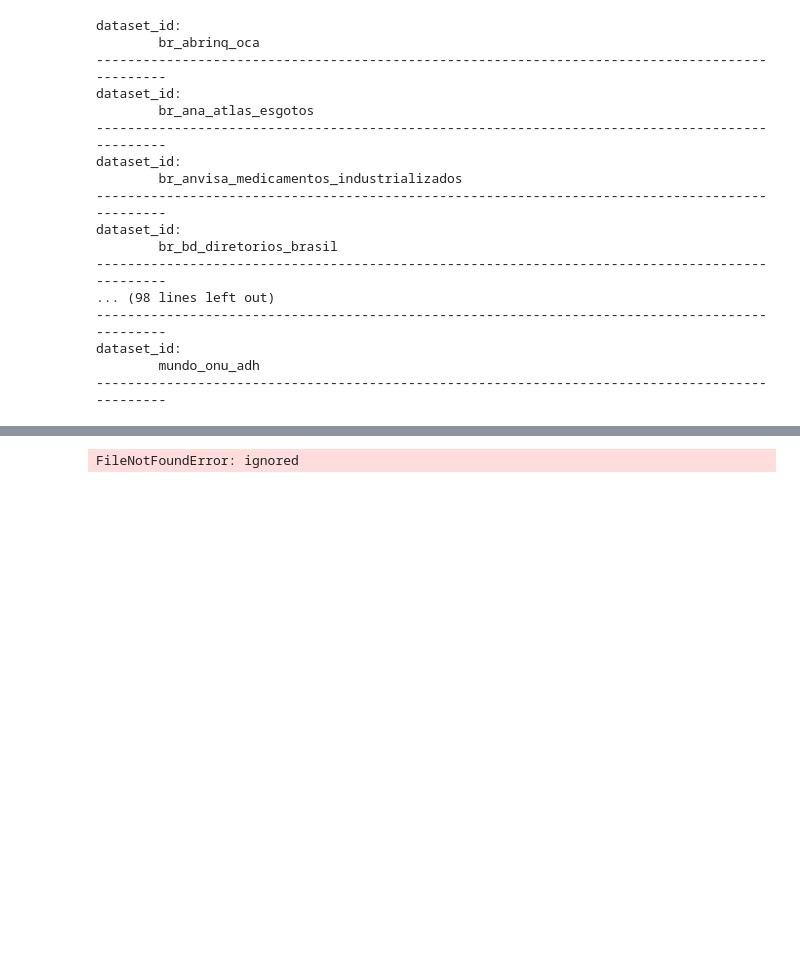
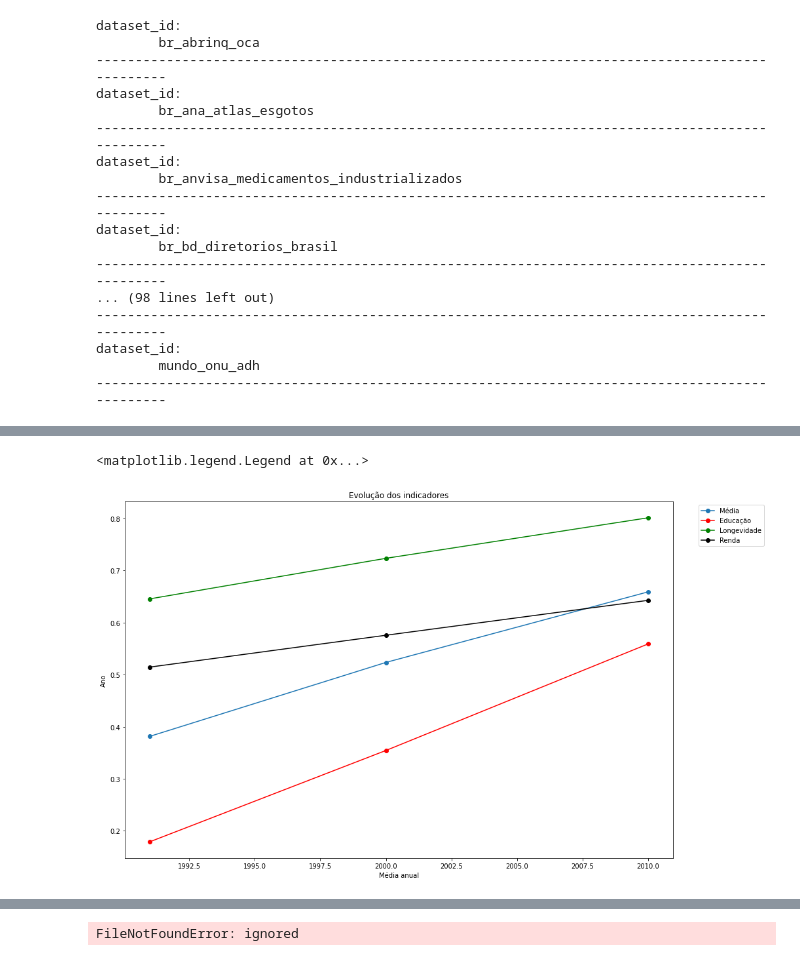
Before and after one commit to UFRJ-Analytica/odd2021, a Jupyter notebook: teste_cliente_basedosdados.ipynb, the cells around one changed output, grey strips where cells are left out. Cells and saved outputs as stored; diff of their text form; code cells hidden in the pictures; blank space fills up the shorter version.

Commit message:
Reuniao 080320201-10h Mais analises e inicio dos plots

```diff
--- a/teste_cliente_basedosdados.ipynb
+++ b/teste_cliente_basedosdados.ipynb
@@ -101 +98,52 @@ memory usage: 782.7 KB
+# %%
+anos = [1991, 2000, 2010]
+
+lista_medias_municipio = [df_idh_municipios.loc[df_idh_municipios["ano"]==ano, "idhm"].mean()\
+                for ano in anos]
+
+lista_medias_municipio_e = [df_idh_municipios.loc[df_idh_municipios["ano"]==ano, "idhm_e"].mean()\
+                for ano in anos]
+
+lista_medias_municipio_l = [df_idh_municipios.loc[df_idh_municipios["ano"]==ano, "idhm_l"].mean()\
+                for ano in anos]
+
+lista_medias_municipio_r = [df_idh_municipios.loc[df_idh_municipios["ano"]==ano, "idhm_r"].mean()\
+                for ano in anos]
+# %%
+fig, (ax0) = plt.subplots(nrows = 1,
+                            ncols = 1,
+                            figsize = (15,10),
+                             sharex = True)
+
+scatter = ax0.plot(anos,
+                   lista_medias_municipio,
+                   marker='o',
+                   label='Média')
+
+
+scatter = ax0.plot(anos,lista_medias_municipio_e,
+                   c = 'red',
+                   marker='o',
+                   label='Educação')
+
+scatter = ax0.plot(anos,
+                   lista_medias_municipio_l,
+                   c = 'green',
+                   marker='o',
+                   label='Longevidade')
+
+scatter = ax0.plot(anos,
+                   lista_medias_municipio_r,
+                   c = 'black',
+                   marker='o',
+                   label='Renda')
+
+ax0.set(title = 'Evolução dos indicadores',
+        xlabel = 'Média anual',
+       ylabel = 'Ano')
+
+ax0.legend(bbox_to_anchor = (1.04,1))
+# %% [output]
+<matplotlib.legend.Legend at 0x...>
+[figure, added]
 # %%
```
Also changed, not shown: parts of 10 cells of this notebook.
